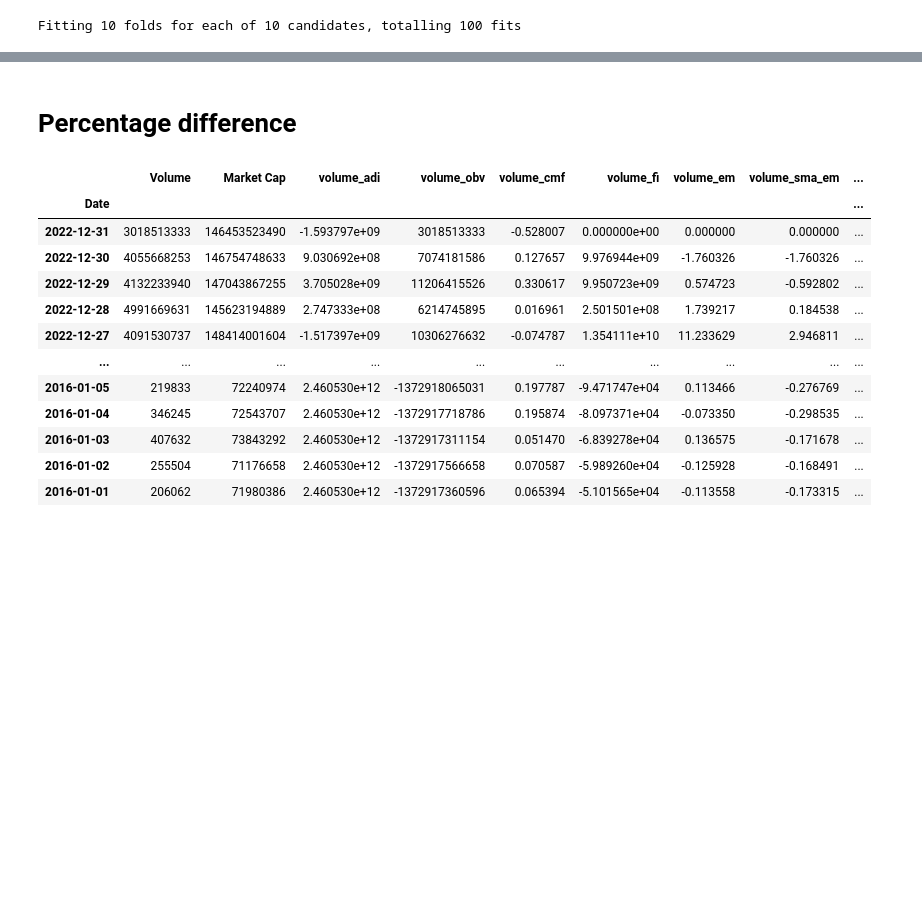
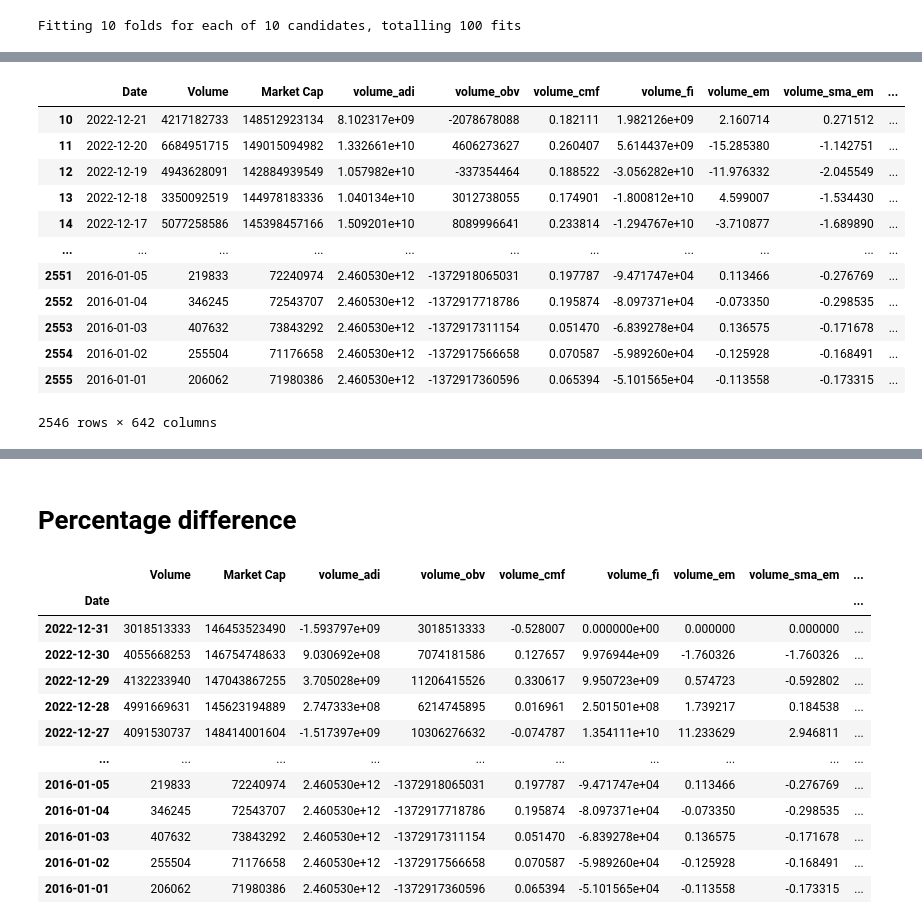
Before and after one commit to Smaran1832/Altcoin-Price-Prediction, a Jupyter notebook: New_Experiments/New_Experiment_Scripts/Experimentation_framework.ipynb, the cells around one changed output, grey strips where cells are left out. Cells and saved outputs as stored; diff of their text form; code cells hidden in the pictures; blank space fills up the shorter version.

```diff
--- a/New_Experiments/New_Experiment_Scripts/Experimentation_framework.ipynb
+++ b/New_Experiments/New_Experiment_Scripts/Experimentation_framework.ipynb
@@ -585,0 +621,7 @@ Fitting 10 folds for each of 10 candidates, totalling 100 fits
+# %%
+import pandas as pd
+
+# Load the dataset
+Lag_ETH = pd.read_csv('Ethereum/RawTechnical_plus_Old.csv')
+
+Lag_ETH.columns  # Print column names to decide which to lag
@@ -585,0 +636,16 @@ Fitting 10 folds for each of 10 candidates, totalling 100 fits
+# %%
+# Creating lagged features for specified columns, assuming these columns exist
+columns_to_lag = Base_ETH.columns
+
+for column in columns_to_lag:
+    for lag in range(1, 6):  # Creating lags from 1 to 5 days
+        Lag_ETH[f'{column}_lag_{lag}'] = Lag_ETH[column].shift(lag)
+
+# Drop rows with NaN values created by shifting
+Lag_ETH.dropna(inplace=True)
+
+# Optionally, save the new dataset with lag features
+Lag_ETH.to_csv('Ethereum/ETH_raw_Technical_plus_old_with_Lags.csv', index=False)
+
+# Display the new DataFrame structure with lagged features
+print(Lag_ETH.head())
@@ -585,0 +670,16 @@ Fitting 10 folds for each of 10 candidates, totalling 100 fits
+# %%
+Lag_ETH
+# %% [output]
+|  | Date | Volume | Market Cap | volume_adi | volume_obv | volume_cmf | volume_fi | volume_em | volume_sma_em | ... |
+| 10 | 2022-12-21 | 4217182733 | 148512923134 | 8.102317e+09 | -2078678088 | 0.182111 | 1.982126e+09 | 2.160714 | 0.271512 | ... |
+| 11 | 2022-12-20 | 6684951715 | 149015094982 | 1.332661e+10 | 4606273627 | 0.260407 | 5.614437e+09 | -15.285380 | -1.142751 | ... |
+| 12 | 2022-12-19 | 4943628091 | 142884939549 | 1.057982e+10 | -337354464 | 0.188522 | -3.056282e+10 | -11.976332 | -2.045549 | ... |
+| 13 | 2022-12-18 | 3350092519 | 144978183336 | 1.040134e+10 | 3012738055 | 0.174901 | -1.800812e+10 | 4.599007 | -1.534430 | ... |
+| 14 | 2022-12-17 | 5077258586 | 145398457166 | 1.509201e+10 | 8089996641 | 0.233814 | -1.294767e+10 | -3.710877 | -1.689890 | ... |
+| ... | ... | ... | ... | ... | ... | ... | ... | ... | ... | ... |
+| 2551 | 2016-01-05 | 219833 | 72240974 | 2.460530e+12 | -1372918065031 | 0.197787 | -9.471747e+04 | 0.113466 | -0.276769 | ... |
+| 2552 | 2016-01-04 | 346245 | 72543707 | 2.460530e+12 | -1372917718786 | 0.195874 | -8.097371e+04 | -0.073350 | -0.298535 | ... |
+| 2553 | 2016-01-03 | 407632 | 73843292 | 2.460530e+12 | -1372917311154 | 0.051470 | -6.839278e+04 | 0.136575 | -0.171678 | ... |
+| 2554 | 2016-01-02 | 255504 | 71176658 | 2.460530e+12 | -1372917566658 | 0.070587 | -5.989260e+04 | -0.125928 | -0.168491 | ... |
+| 2555 | 2016-01-01 | 206062 | 71980386 | 2.460530e+12 | -1372917360596 | 0.065394 | -5.101565e+04 | -0.113558 | -0.173315 | ... |
+2546 rows × 642 columns
```
Also changed, not shown: parts of 24 cells of this notebook, 20 other files.
